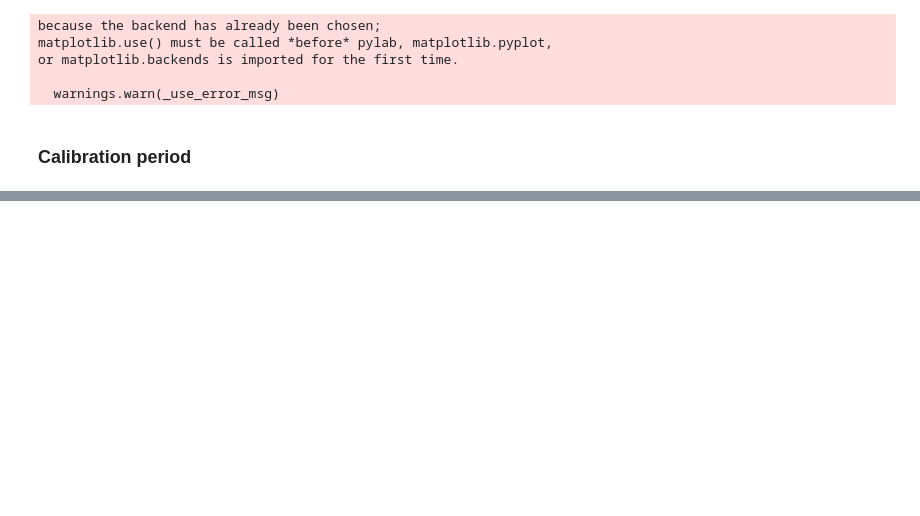
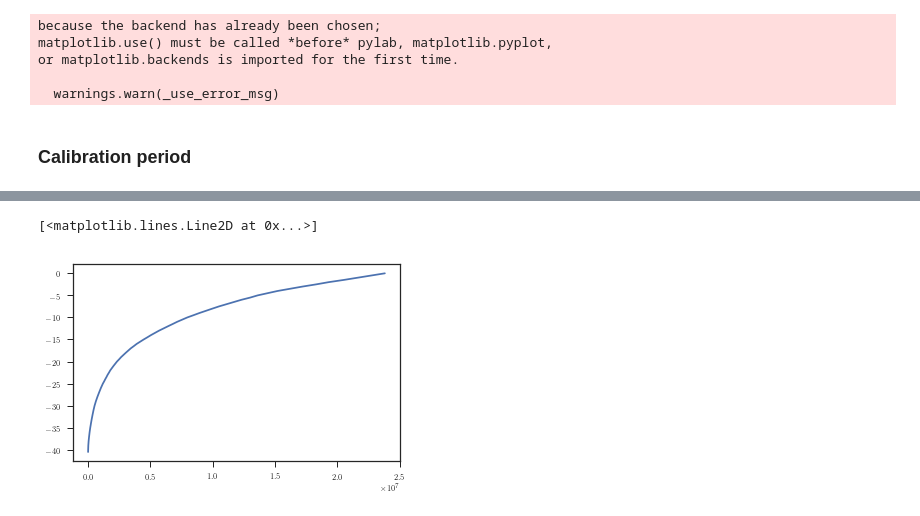
Before and after one commit to biogeochemistry/MyLake_v2_Vansjo, a Jupyter notebook: Postproc_code/Plots_in_the_paper.ipynb, the cells around one changed output, grey strips where cells are left out. Saved outputs shown, nothing was run; the diff lists cells and outputs as text; code cells hidden in the pictures; blank space fills up the shorter version.

```diff
--- a/Postproc_code/Plots_in_the_paper.ipynb
+++ b/Postproc_code/Plots_in_the_paper.ipynb
@@ -220,0 +221,7 @@ if save_fig:
+# %%
+water = plotter.env_getter('water')
+# %%
+plt.plot(water['params'][0,0]['Az'][0][0], -water['params'][0,0]['zz'][0][0])
+# %% [output]
+[<matplotlib.lines.Line2D at 0x...>]
+[figure, added]
```
Also changed, not shown: parts of 5 cells of this notebook, 6 other files.
